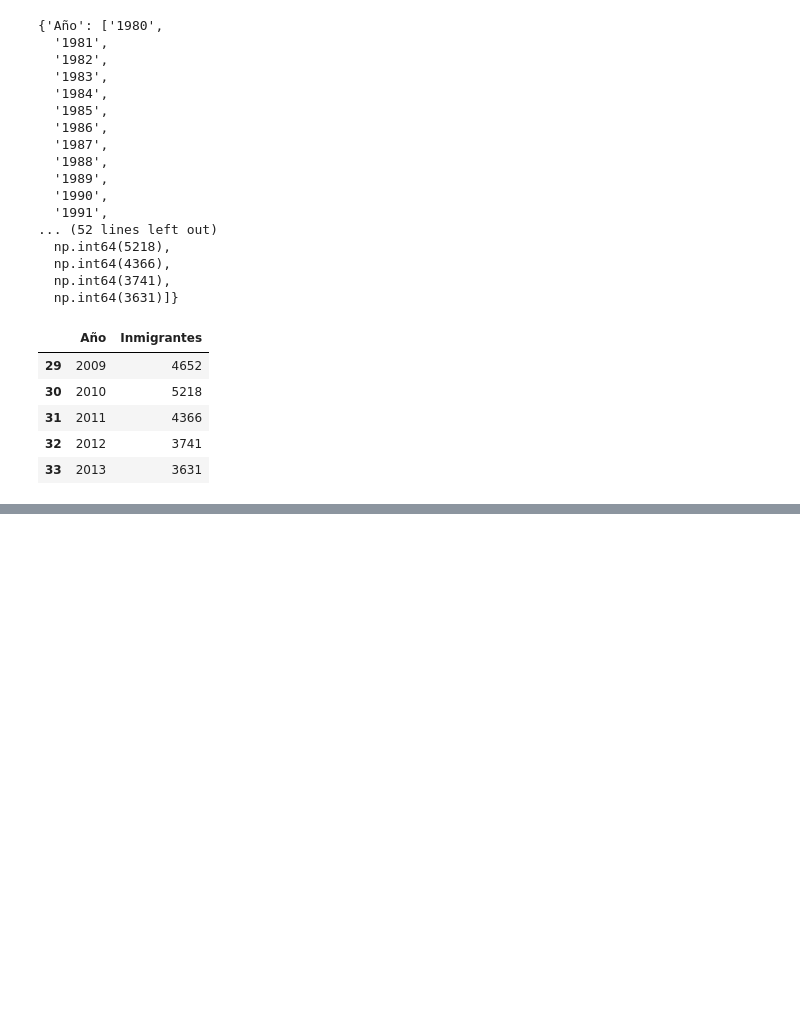
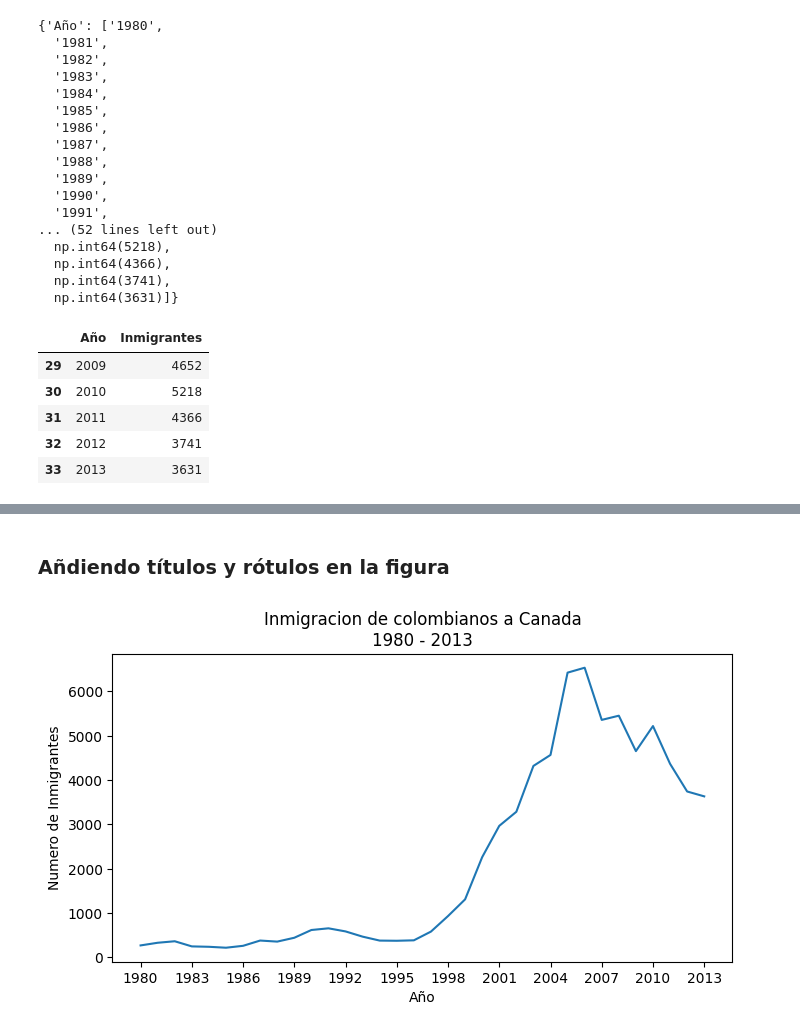
Before and after one commit to RubenAndreeB/AluraCourse, a Jupyter notebook: Visualizacion_datos_con_python.ipynb, the cells around one changed output, grey strips where cells are left out. Cells and saved outputs as stored; diff of their text form; code cells hidden in the pictures; blank space fills up the shorter version.

```diff
--- a/Visualizacion_datos_con_python.ipynb
+++ b/Visualizacion_datos_con_python.ipynb
@@ -135,0 +175,12 @@ datos_col.tail()
+# %% [markdown]
+### Añdiendo títulos y rótulos en la figura
+# %%
+fig, ax = plt.subplots(figsize=(8,4))
+ax.plot(datos_col['Año'], datos_col['Inmigrantes'])
+ax.xaxis.set_major_locator(plt.MultipleLocator(3))
+ax.set_title('Inmigracion de colombianos a Canada\n1980 - 2013')
+ax.set_xlabel('Año')
+ax.set_ylabel('Numero de Inmigrantes')
+plt.show()
+# %% [output]
+[figure, added]
```
Also changed, not shown: parts of 23 cells of this notebook.
